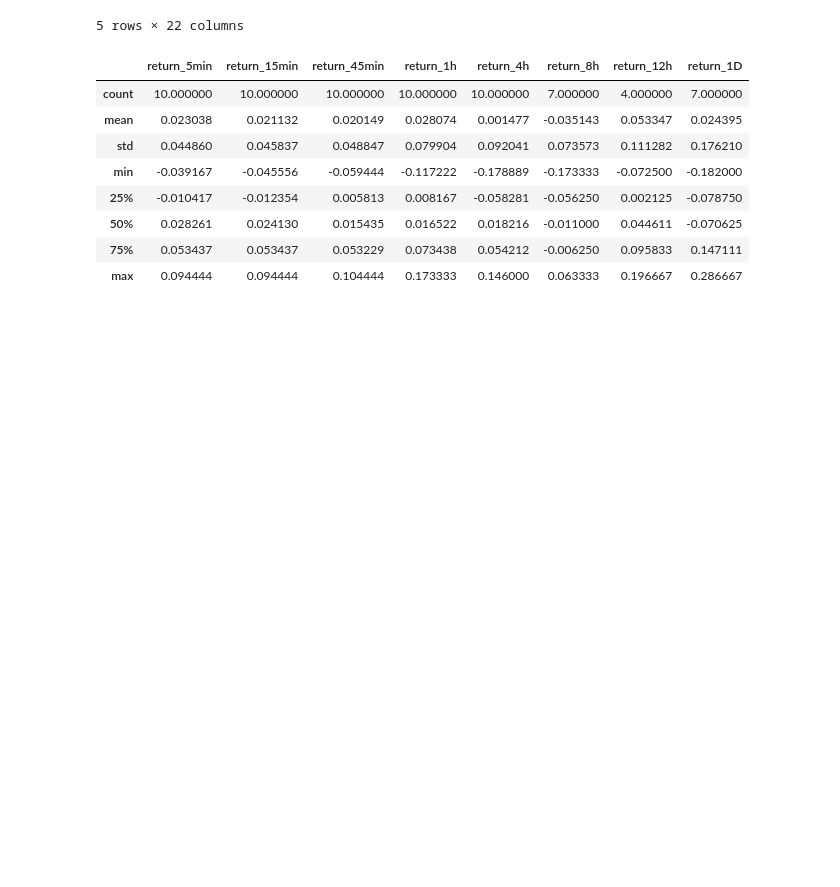
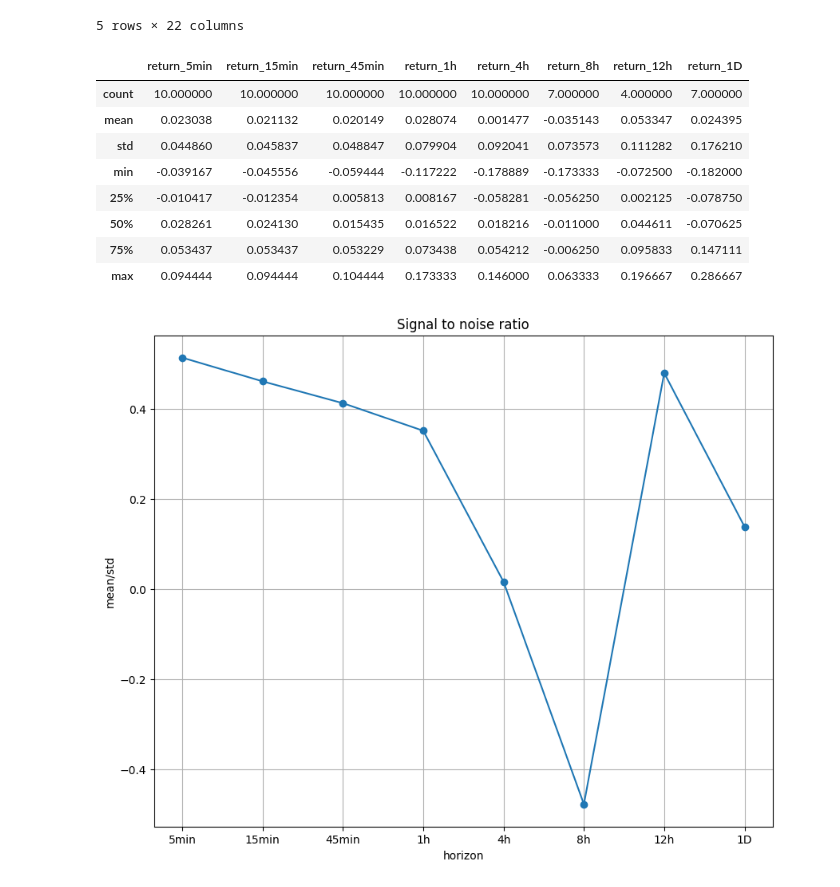
Before and after one commit to SigmaFlowX/Moex-Options-, a Jupyter notebook: notebooks/orders_analysis.ipynb, the cells around one changed output. Drawn from its saved outputs; the diff is of its cells as text; code cells hidden in the pictures; blank space fills up the shorter version.

Commit message:
added rough signal to noise ratio

```diff
--- a/notebooks/orders_analysis.ipynb
+++ b/notebooks/orders_analysis.ipynb
@@ -165,3 +165,20 @@ base[[f'return_{h}' for h in horizons]].describe()
 | 50% | 0.028261 | 0.024130 | 0.015435 | 0.016522 | 0.018216 | -0.011000 | 0.044611 | -0.070625 |
 | 75% | 0.053437 | 0.053437 | 0.053229 | 0.073438 | 0.054212 | -0.006250 | 0.095833 | 0.147111 |
 | max | 0.094444 | 0.094444 | 0.104444 | 0.173333 | 0.146000 | 0.063333 | 0.196667 | 0.286667 |
+# %%
+snr = []
+
+for h in horizons:
+    col = f'return_{h}'
+    s = base[col].dropna()
+    snr.append(s.mean() / s.std())
+
+fig = plt.figure(figsize=(10,8))
+plt.plot(horizons, snr, marker='o')
+plt.title("Signal to noise ratio")
+plt.xlabel("horizon")
+plt.ylabel("mean/std")
+plt.grid()
+plt.show()
+# %% [output]
+[figure, added]
```
